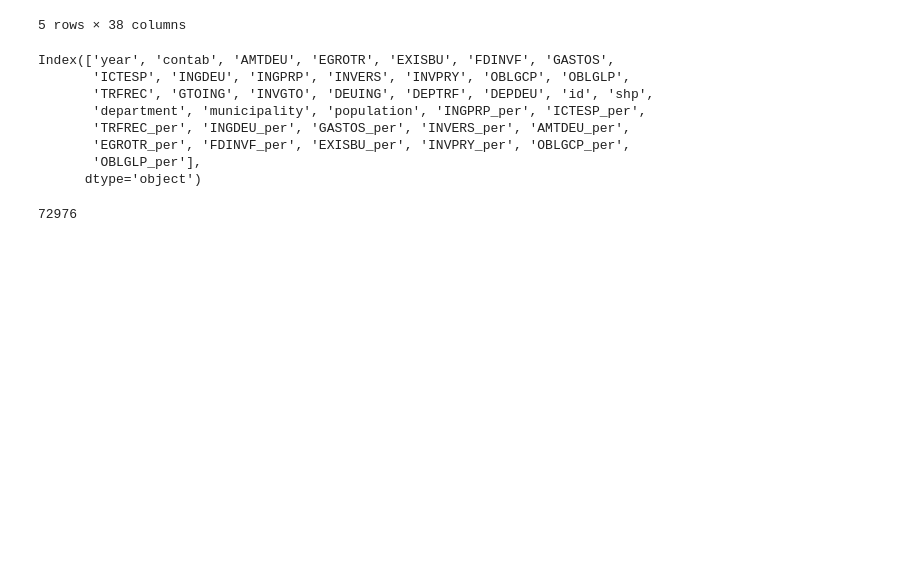
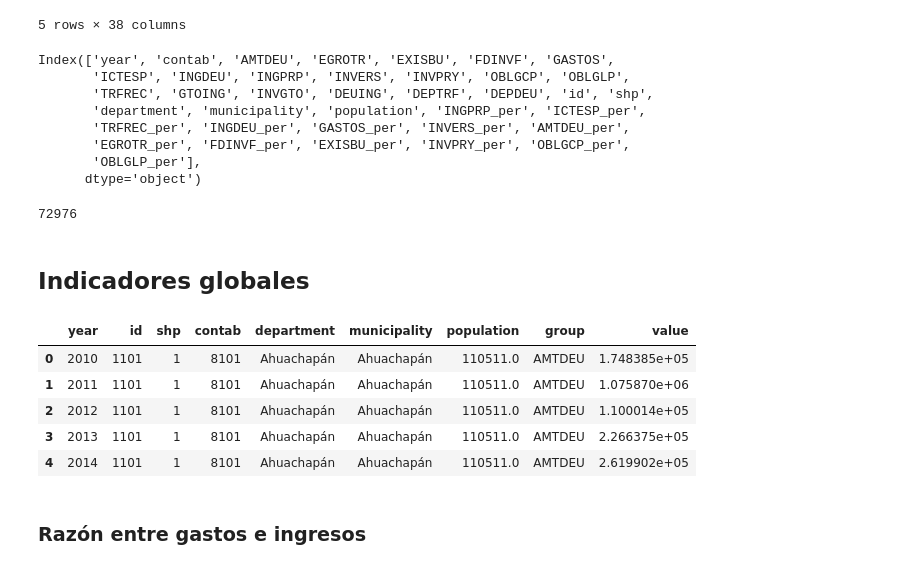
Before and after one commit to jailop/cemif, a Jupyter notebook: notebooks/muni-indicators.ipynb, the cells around one changed output. Cells and saved outputs as stored; diff of their text form; code cells hidden in the pictures; blank space fills up the shorter version.

```diff
--- a/notebooks/muni-indicators.ipynb
+++ b/notebooks/muni-indicators.ipynb
@@ -103,7 +103,7 @@ keys = [
  'OBLGCP_per',
  'OBLGLP_per']
 # %%
-dataPath = "../client/data/"
+dataPath = "../res/data/"
 budget = pd.read_csv(dataPath + "mun-budget-year-header.csv")
 contab = pd.read_csv(dataPath + "mun-contab-year-header.csv")
 len(budget), len(contab)
@@ -442,3 +442,16 @@ len(out)
 out.to_csv(dataPath + "muni-indicators.csv", index=False)
 # %%
 pd.DataFrame(keys).to_csv(dataPath + "muni-indicators-keys.csv", index=False)
+# %% [markdown]
+## Indicadores globales
+# %%
+out.head()
+# %% [output]
+|  | year | id | shp | contab | department | municipality | population | group | value |
+| 0 | 2010 | 1101 | 1 | 8101 | Ahuachapán | Ahuachapán | 110511.0 | AMTDEU | 1.748385e+05 |
+| 1 | 2011 | 1101 | 1 | 8101 | Ahuachapán | Ahuachapán | 110511.0 | AMTDEU | 1.075870e+06 |
+| 2 | 2012 | 1101 | 1 | 8101 | Ahuachapán | Ahuachapán | 110511.0 | AMTDEU | 1.100014e+05 |
+| 3 | 2013 | 1101 | 1 | 8101 | Ahuachapán | Ahuachapán | 110511.0 | AMTDEU | 2.266375e+05 |
+| 4 | 2014 | 1101 | 1 | 8101 | Ahuachapán | Ahuachapán | 110511.0 | AMTDEU | 2.619902e+05 |
+# %% [markdown]
+### Razón entre gastos e ingresos
```
Also changed, not shown: parts of 3 cells of this notebook, 22 other files.
